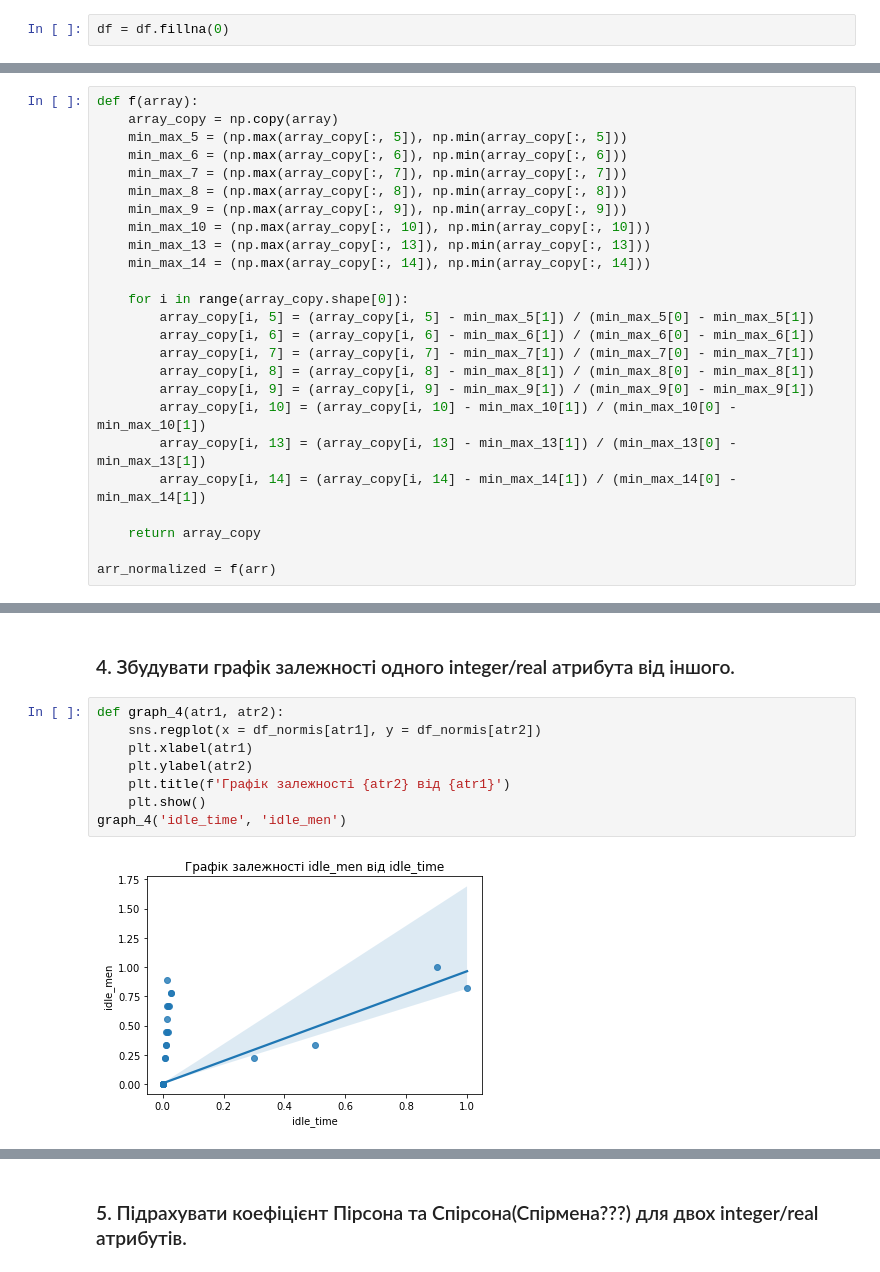
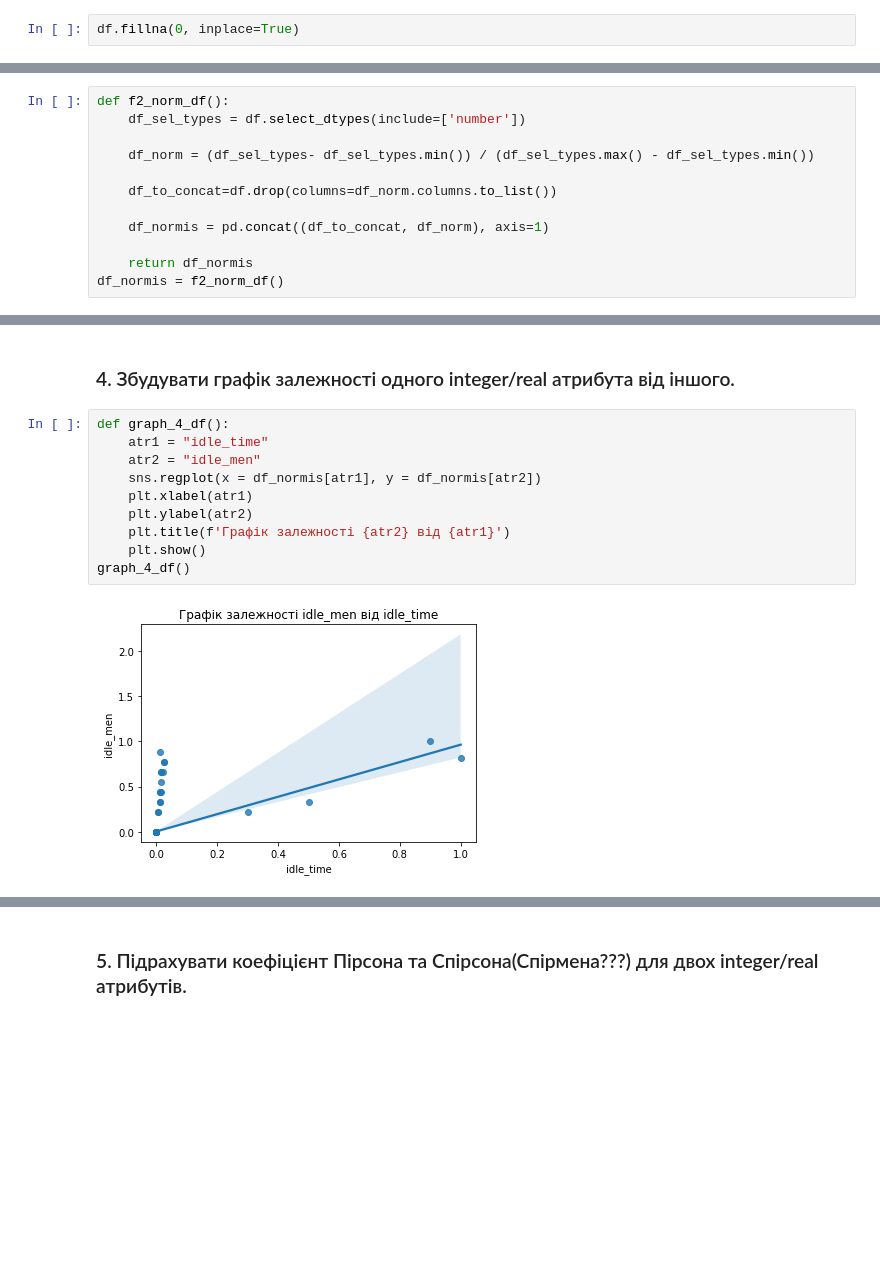
Before and after one commit to gre1wy/SpecialProgrammingSections, a Jupyter notebook: Lab3/Lab4_2.ipynb, the cells around one changed output, grey strips where cells are left out. Drawn from its saved outputs; the diff is of its cells as text; blank space fills up the shorter version.

```diff
--- a/Lab3/Lab4_2.ipynb
+++ b/Lab3/Lab4_2.ipynb
@@ -233,4 +299,4 @@ array(['finishing'], dtype=object)
 **wip: Work in progress. Includes the number of unfinished items for products** <br>
 So we can assume that NaN in column "wip" is set only for department "finishing" and it means that we can change it to 0 because it displays that there is no number of unfinished items for products when it goes to department finishing
 # %%
-df = df.fillna(0)
+df.fillna(0, inplace=True)
@@ -301,25 +369,0 @@ df_normis
-# %%
-def f(array):
-    array_copy = np.copy(array)
-    min_max_5 = (np.max(array_copy[:, 5]), np.min(array_copy[:, 5]))
-    min_max_6 = (np.max(array_copy[:, 6]), np.min(array_copy[:, 6]))
-    min_max_7 = (np.max(array_copy[:, 7]), np.min(array_copy[:, 7]))
-    min_max_8 = (np.max(array_copy[:, 8]), np.min(array_copy[:, 8]))
-    min_max_9 = (np.max(array_copy[:, 9]), np.min(array_copy[:, 9]))
-    min_max_10 = (np.max(array_copy[:, 10]), np.min(array_copy[:, 10]))
-    min_max_13 = (np.max(array_copy[:, 13]), np.min(array_copy[:, 13]))
-    min_max_14 = (np.max(array_copy[:, 14]), np.min(array_copy[:, 14]))
-
-    for i in range(array_copy.shape[0]):
-        array_copy[i, 5] = (array_copy[i, 5] - min_max_5[1]) / (min_max_5[0] - min_max_5[1])
-        array_copy[i, 6] = (array_copy[i, 6] - min_max_6[1]) / (min_max_6[0] - min_max_6[1])
-        array_copy[i, 7] = (array_copy[i, 7] - min_max_7[1]) / (min_max_7[0] - min_max_7[1])
-        array_copy[i, 8] = (array_copy[i, 8] - min_max_8[1]) / (min_max_8[0] - min_max_8[1])
-        array_copy[i, 9] = (array_copy[i, 9] - min_max_9[1]) / (min_max_9[0] - min_max_9[1])
-        array_copy[i, 10] = (array_copy[i, 10] - min_max_10[1]) / (min_max_10[0] - min_max_10[1])
-        array_copy[i, 13] = (array_copy[i, 13] - min_max_13[1]) / (min_max_13[0] - min_max_13[1])
-        array_copy[i, 14] = (array_copy[i, 14] - min_max_14[1]) / (min_max_14[0] - min_max_14[1])
-
-    return array_copy
-
-arr_normalized = f(arr)
@@ -325,0 +372,12 @@ arr_normalized = f(arr)
+# %%
+def f2_norm_df():
+    df_sel_types = df.select_dtypes(include=['number'])
+
+    df_norm = (df_sel_types- df_sel_types.min()) / (df_sel_types.max() - df_sel_types.min())
+
+    df_to_concat=df.drop(columns=df_norm.columns.to_list())
+
+    df_normis = pd.concat((df_to_concat, df_norm), axis=1)
+
+    return df_normis
+df_normis = f2_norm_df()
@@ -431,12 +536,14 @@ plt.show()
 # %% [markdown]
 ### 4. Збудувати графік залежності одного integer/real атрибута від іншого.
 # %%
-def graph_4(atr1, atr2):
+def graph_4_df():
+    atr1 = "idle_time"
+    atr2 = "idle_men"
     sns.regplot(x = df_normis[atr1], y = df_normis[atr2])
     plt.xlabel(atr1)
     plt.ylabel(atr2)
     plt.title(f'Графік залежності {atr2} від {atr1}')
     plt.show()
-graph_4('idle_time', 'idle_men')
+graph_4_df()
 # %% [output]
-[figure, old version]
+[figure, new version]
```
Also changed, not shown: parts of 48 cells of this notebook.
